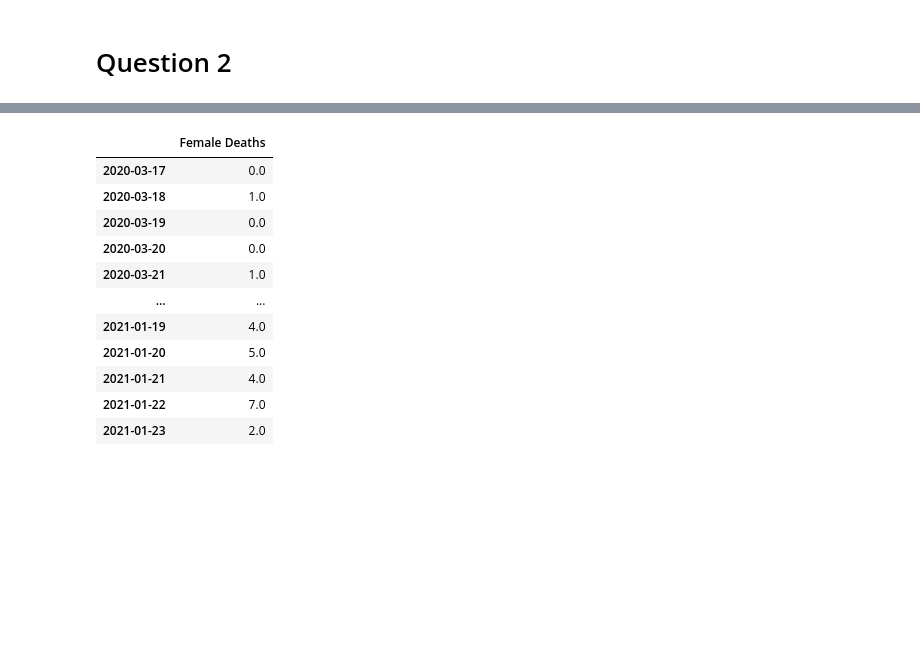
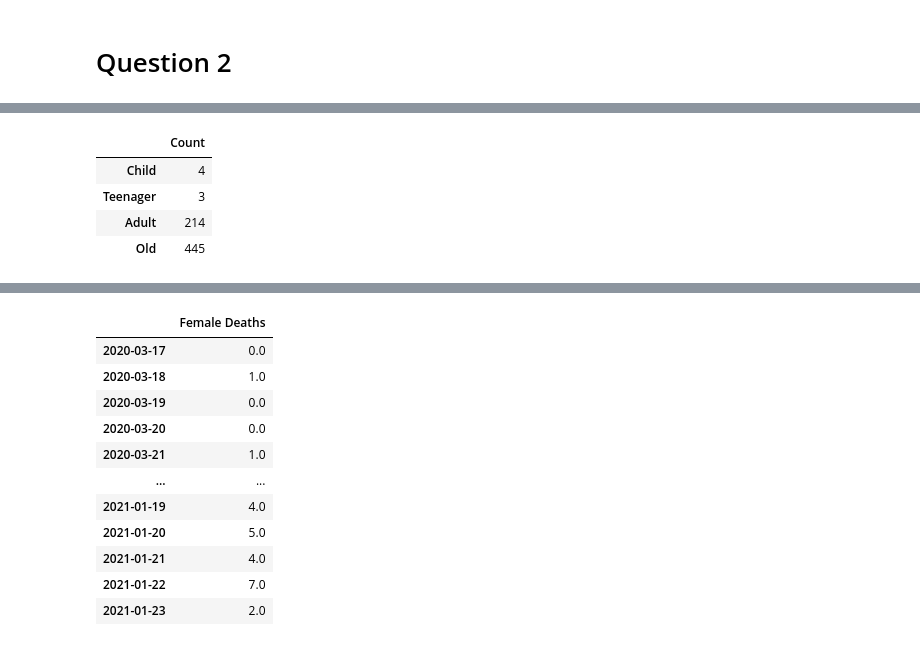
Before and after one commit to hiezam98/covid19, a Jupyter notebook: SDV_MP_HiezamSahdan.ipynb, the cells around one changed output, grey strips where cells are left out. Cells and saved outputs as stored; diff of their text form; code cells hidden in the pictures; blank space fills up the shorter version.

```diff
--- a/SDV_MP_HiezamSahdan.ipynb
+++ b/SDV_MP_HiezamSahdan.ipynb
@@ -266,0 +272,13 @@ plot = pie_df['Age'].plot.pie(y='Gender', figsize=(15,10), autopct='%1.1f%%')
+# %%
+age_pie = pd.DataFrame({'Count': [gender_data['Age'].between(0, 10).sum(),
+                        gender_data['Age'].between(11, 19).sum(),
+                        gender_data['Age'].between(20, 59).sum(),
+                        gender_data['Age'].between(60, 200).sum()]},
+                       index = ['Child', 'Teenager', 'Adult', 'Old'])
+age_pie
+# %% [output]
+|  | Count |
+| Child | 4 |
+| Teenager | 3 |
+| Adult | 214 |
+| Old | 445 |
```
Also changed, not shown: parts of 4 cells of this notebook.
